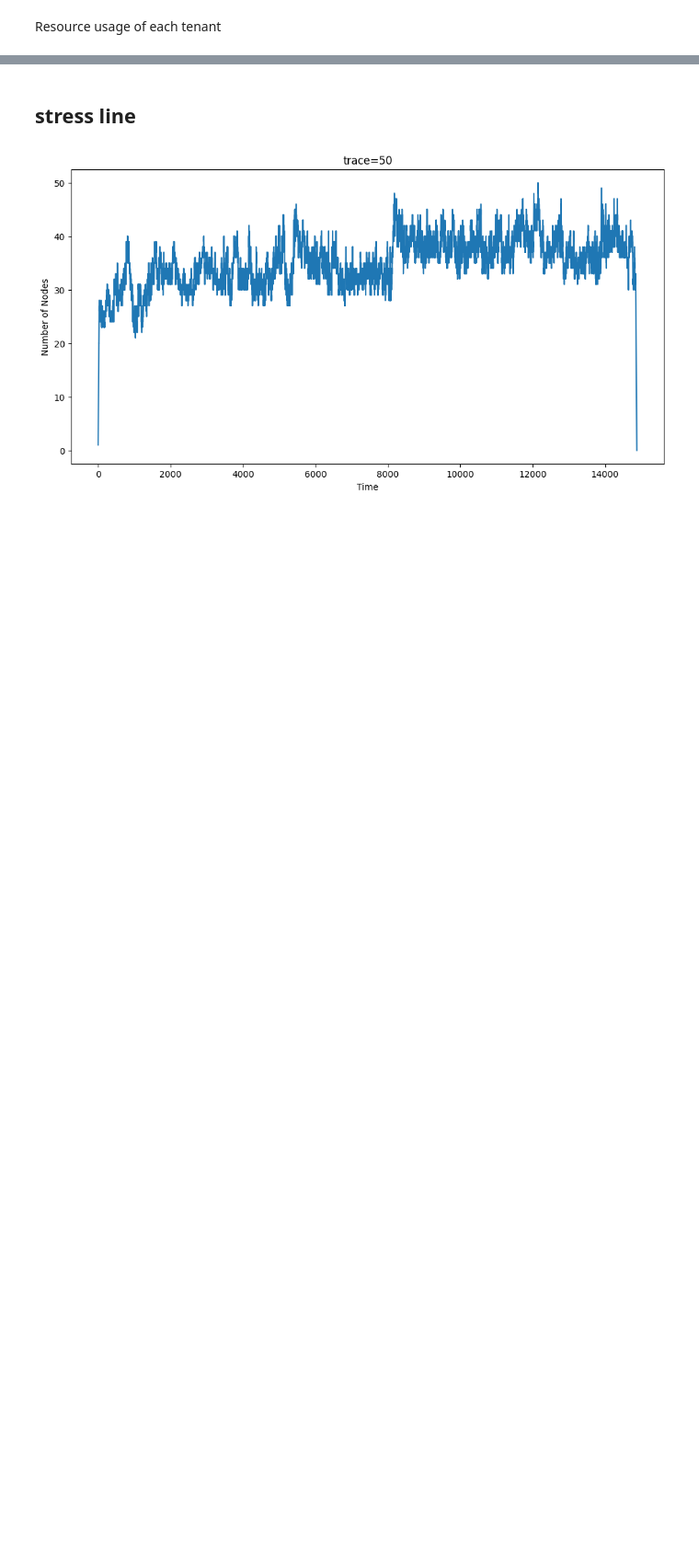
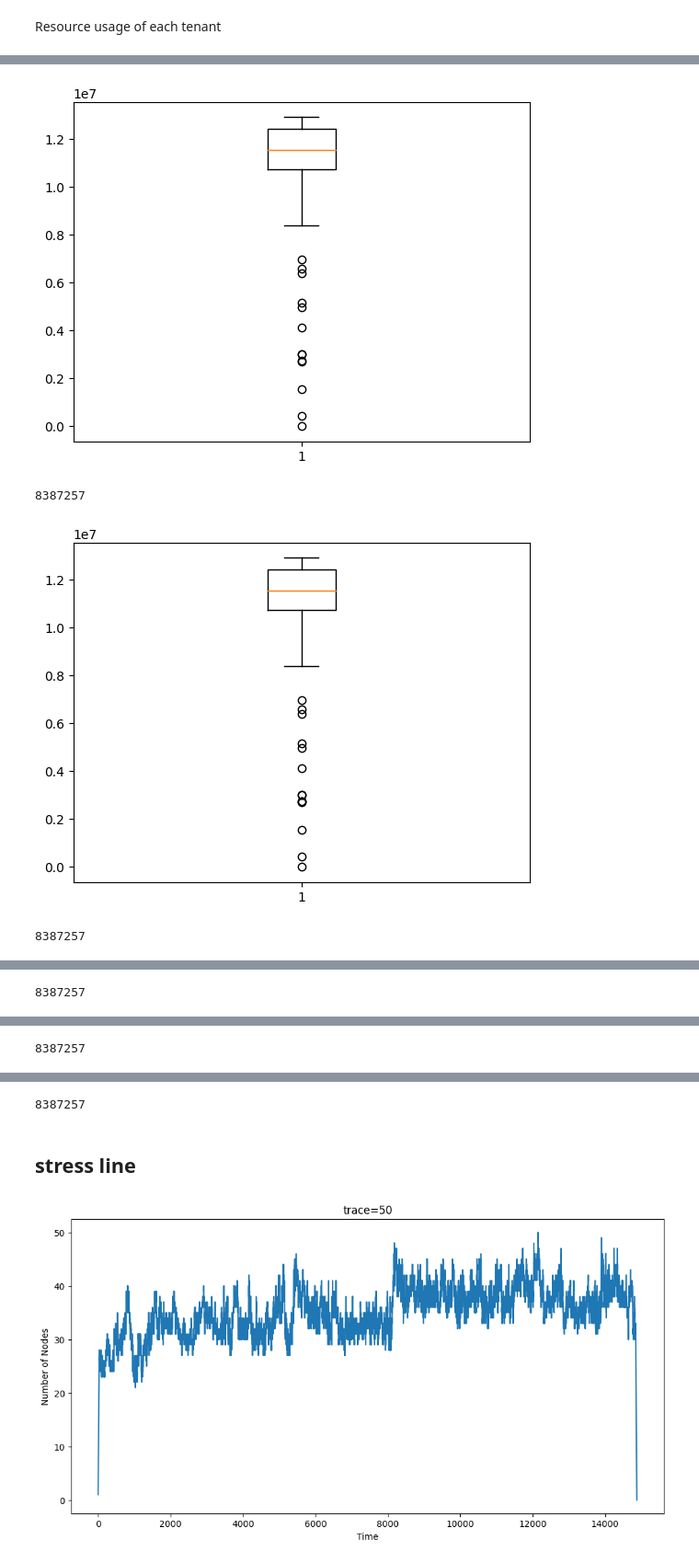
Before and after one commit to grief8/kubernetes-scheduler-simulator, a Jupyter notebook: main.ipynb, the cells around one changed output, grey strips where cells are left out. Shown at 92% size. Drawn from its saved outputs; the diff is of its cells as text; code cells hidden in the pictures; blank space fills up the shorter version.

```diff
--- a/main.ipynb
+++ b/main.ipynb
@@ -426,11 +411,0 @@ extract timeline
-# %%
-path = '/home/fabing/projects/kubernetes-scheduler-simulator/data/csv/openb_pod_list_cpu050.csv'
-data = pd.read_csv(path)
-
-# average delete time - average create time
-duration = data['deletion_time'].mean() - data['creation_time'].mean()
-print(duration/60)
-print(len(data)/(duration/60))
-# 40 minutes for openstack 2700 events and 2100 RPC
-# 444 minites for 10095 pods
-2100/40
@@ -477,0 +552,39 @@ save to /home/fabing/projects/kubernetes-scheduler-simulator/experiments/analysi
+# %%
+import pandas as pd
+import numpy as np
+traces = ['050', '100', '200', '250', '300']
+workload_df = pd.DataFrame(columns=['traces', 'cpu_milli', 'memory_mib'])
+for i, trace in enumerate(traces):
+    path = '/home/fabing/projects/kubernetes-scheduler-simulator/data/csv/openb_pod_list_cpu{}.csv'.format(trace)
+    data = pd.read_csv(path)
+    plt.boxplot(data['creation_time'])
+    plt.show()
+    data = data['creation_time']
+    Q1 = np.percentile(data, 25)
+    Q3 = np.percentile(data, 75)
+    IQR = Q3 - Q1
+
+    # 计算异常值的判定标准（通常是1.5 * IQR）
+    outlier_step = 1.5 * IQR
+
+    outliers = data[(data > Q1 - outlier_step) & (data < Q3 + outlier_step)]
+    print(outliers.min())
+    # # 计算数据列的均值和标准差
+    # mean = data['deletion_time'].mean()
+    # std = data['deletion_time'].std()
+    # # 计算标准化分数（Z-Score）
+    # data['z_score'] = (data['deletion_time'] - mean) / std
+
+    # # 设置阈值，例如3
+    # threshold = 3
+
+    # # 根据阈值筛选离群点
+    # outliers = data[data['z_score'].abs() > threshold]
+
+    # # 输出离群点
+    # print(outliers)
+# %% [output]
+[figure, added]
+8387257
+[figure, added]
+8387257
@@ -477,0 +592 @@ save to /home/fabing/projects/kubernetes-scheduler-simulator/experiments/analysi
+8387257
@@ -477,0 +594 @@ save to /home/fabing/projects/kubernetes-scheduler-simulator/experiments/analysi
+8387257
@@ -478,3 +596,4 @@ save to /home/fabing/projects/kubernetes-scheduler-simulator/experiments/analysi
+8387257
 # %% [markdown]
 ## stress line
 # %%
```
Also changed, not shown: parts of 18 cells of this notebook.
